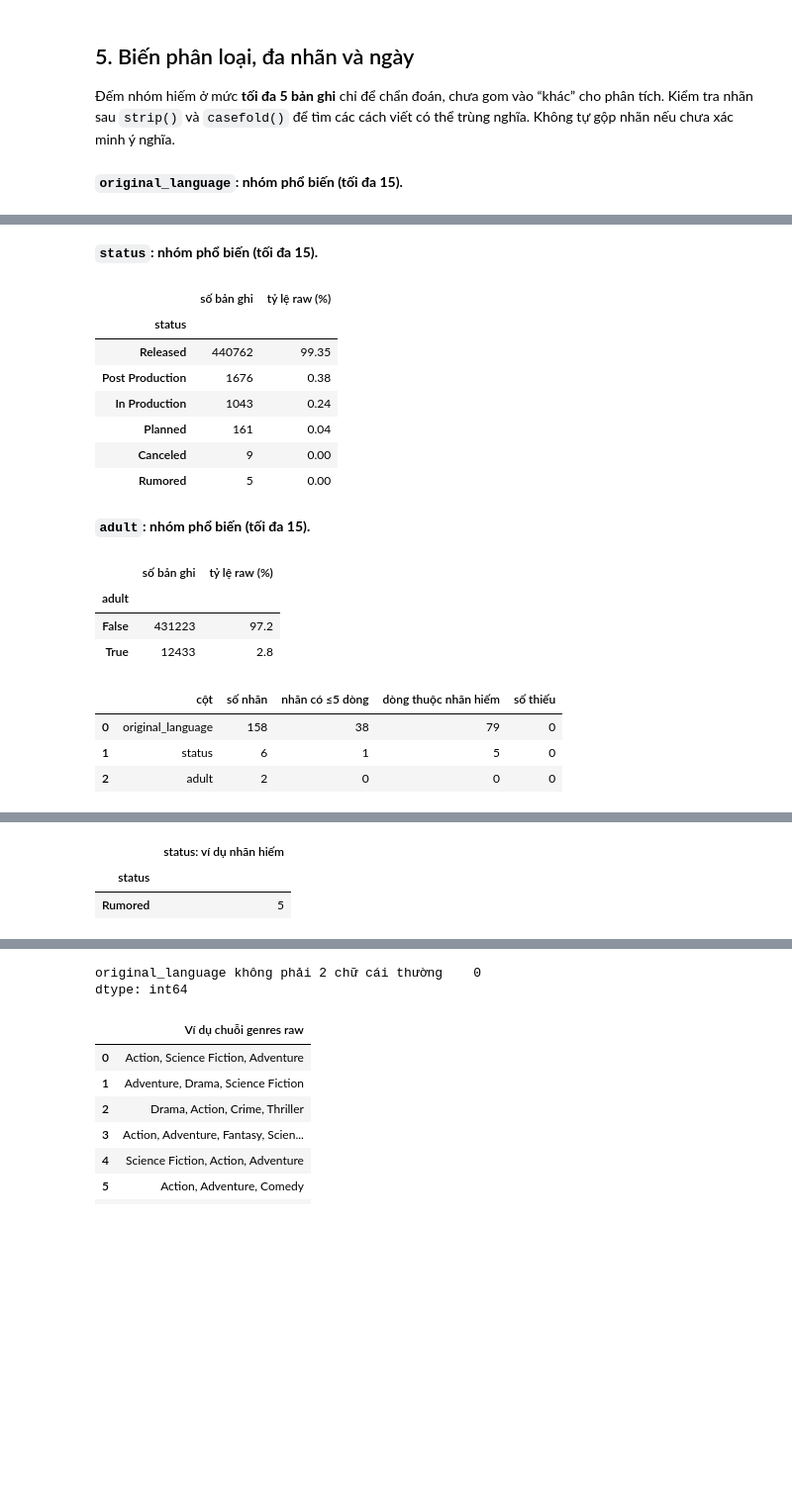
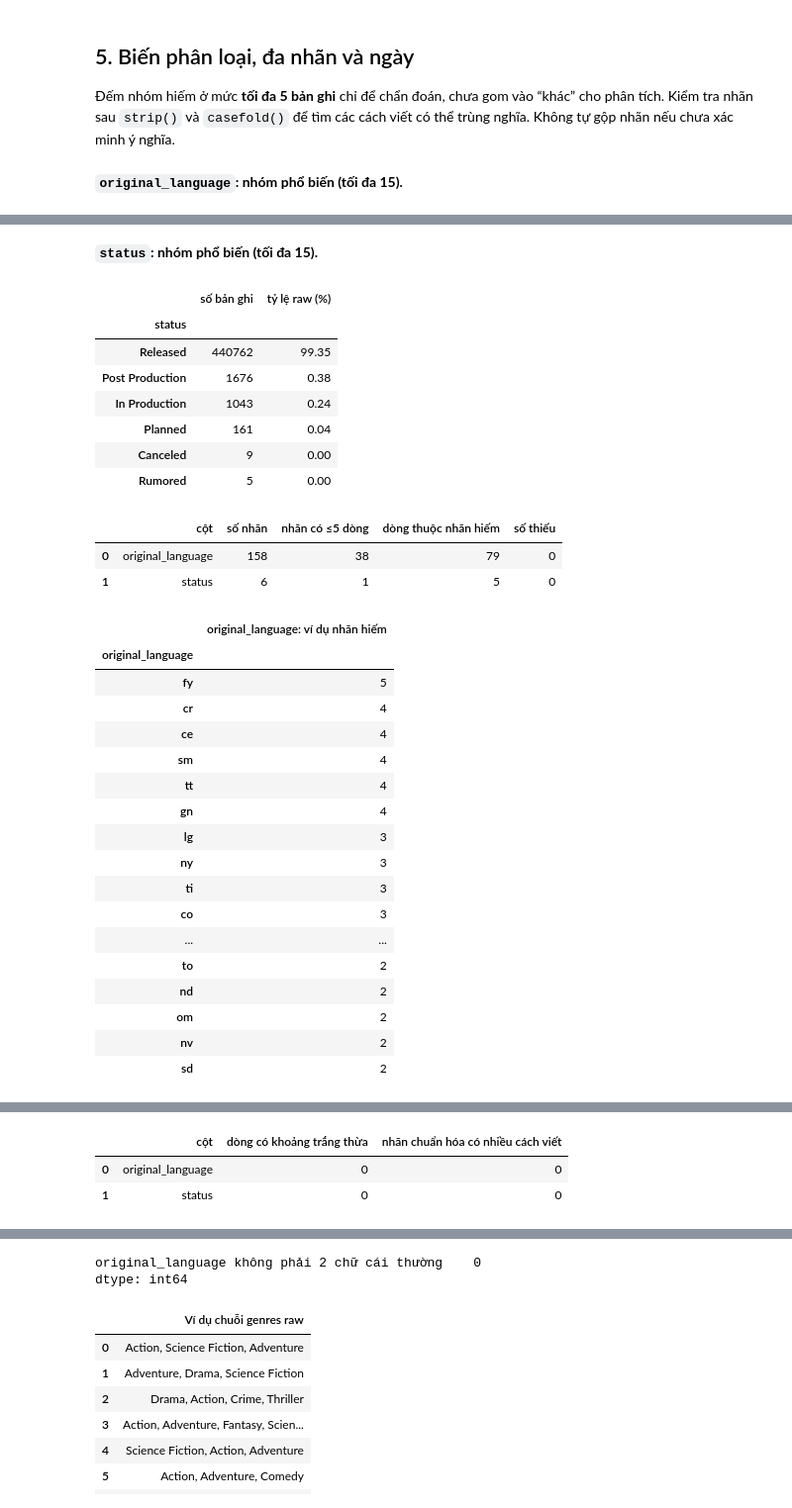
Before and after one commit to tranthuankhang/Movies-Dataset, a Jupyter notebook: notebooks/01_collection_exploration.ipynb, the cells around one changed output, grey strips where cells are left out. Shown at 99% size. Drawn from its saved outputs; the diff is of its cells as text; code cells hidden in the pictures; blank space fills up the shorter version.

```diff
--- a/notebooks/01_collection_exploration.ipynb
+++ b/notebooks/01_collection_exploration.ipynb
@@ -552,20 +620,3 @@ for col in ['budget', 'revenue', 'runtime']:
 | 7162 | 160 | tt0000012 | The Arrival of a Train at La Ciotat | 1897-10-10 | 1 |
 | 9018 | 774 | tt0000010 | Workers Leaving the Lumière Factory | 1895-03-22 | 1 |
 | 10846 | 82120 | tt0000014 | The Sprinkler Sprinkled | 1895-06-10 | 1 |
-# %%
-fig, axes = plt.subplots(2, 4, figsize=(15, 7.5), layout='constrained')
-for ax, col in zip(axes.flat, numeric_cols):
-    s = movies[col].dropna()
-    if col in positive_cols:
-        s = s[s.gt(0)]
-        plotted = np.log10(s)
-        label = f'log10({col})'
-        scope = '> 0'
-    else:
-        plotted = s
-        label = f'{col} (điểm)'
-        scope = 'raw'
-    ax.hist(plotted, bins=45, color='#287e8e', edgecolor='white', linewidth=.25)
-    ax.set(title=f'{col}: {scope}, n = {len(s):,}', xlabel=label, ylabel='Số bản ghi')
-fig.suptitle('Phân phối raw và phần dương; chưa khử trùng theo phim', fontsize=14)
-plt.show()
@@ -595,0 +623,24 @@ và lượt chấm của từng nền tảng. Điều kiện của mẫu so sán
+# %%
+fig, axes = plt.subplots(1, 3, figsize=(13, 3.8), layout='constrained')
+for ax, col in zip(axes, ['budget', 'revenue', 'runtime']):
+    values = movies.loc[movies[col].gt(0), col]
+    ax.hist(np.log10(values), bins=45, color='#287e8e', edgecolor='white', linewidth=.25)
+    ax.set(title=f'{col} dương — n = {len(values):,}',
+           xlabel=f'log10({col}, giá trị CSV)' if col != 'runtime' else 'log10(thời lượng, phút)',
+           ylabel='Số bản ghi')
+fig.suptitle('Độ lệch và khoảng giá trị của tài chính, thời lượng trong raw')
+plt.show()
+
+fig, axes = plt.subplots(1, 2, figsize=(11, 3.7), layout='constrained')
+axes[0].hist(movies.vote_average, bins=np.linspace(0, 10, 41), alpha=.6, label='TMDB', color='#287e8e')
+axes[0].hist(movies.averageRating, bins=np.linspace(0, 10, 41), alpha=.5, label='IMDb', color='#d98243')
+axes[0].set(title=f'Điểm trên toàn bộ raw — n = {n:,}', xlabel='Điểm', ylabel='Số bản ghi')
+axes[0].legend()
+vote_bins = np.linspace(0, np.log10(movies[['vote_count', 'numVotes']].max().max()), 41)
+for col, label, color in [('vote_count', 'TMDB', '#287e8e'), ('numVotes', 'IMDb', '#d98243')]:
+    values = movies.loc[movies[col].gt(0), col]
+    axes[1].hist(np.log10(values), bins=vote_bins, alpha=.5, color=color,
+                 label=f'{label}, n = {len(values):,}')
+axes[1].set(title='Lượt chấm dương trên mỗi nền tảng', xlabel='log10(số lượt chấm)', ylabel='Số bản ghi')
+axes[1].legend()
+plt.show()
@@ -601,7 +678,7 @@ Kiểm tra nhãn sau `strip()` và `casefold()` để tìm các cách viết có
 Không tự gộp nhãn nếu chưa xác minh ý nghĩa.
 # %%
 category_audit = []
-for col in ['original_language', 'status', 'adult']:
+for col in ['original_language', 'status']:
     counts = movies.loc[~missing[col], col].value_counts()
     category_audit.append([col, len(counts), int(counts.le(5).sum()), int(counts[counts.le(5)].sum()),
                            int(missing[col].sum())])
@@ -621,39 +698,51 @@ display(pd.DataFrame(label_checks, columns=['cột', 'dòng có khoảng trắng
 display(pd.Series({'original_language không phải 2 chữ cái thường':
     int((~movies.original_language.str.fullmatch(r'[a-z]{2}', na=False)).sum())}))
 # %% [output]
 **`original_language`: nhóm phổ biến (tối đa 15).**
 |  | số bản ghi | tỷ lệ raw (%) |
 | original_language |  |  |
 | en | 242967 | 54.76 |
 | fr | 24927 | 5.62 |
 | es | 21908 | 4.94 |
 | de | 21843 | 4.92 |
 | ja | 13285 | 2.99 |
 | it | 11978 | 2.70 |
 | ru | 9472 | 2.13 |
 | pt | 8287 | 1.87 |
 | zh | 6907 | 1.56 |
 | hi | 6075 | 1.37 |
 | tr | 5312 | 1.20 |
 | sv | 4292 | 0.97 |
 | nl | 3574 | 0.81 |
 | cs | 3532 | 0.80 |
 | ko | 3345 | 0.75 |
 **`status`: nhóm phổ biến (tối đa 15).**
 |  | số bản ghi | tỷ lệ raw (%) |
 | status |  |  |
 | Released | 440762 | 99.35 |
 | Post Production | 1676 | 0.38 |
 | In Production | 1043 | 0.24 |
 | Planned | 161 | 0.04 |
 | Canceled | 9 | 0.00 |
 | Rumored | 5 | 0.00 |
-**`adult`: nhóm phổ biến (tối đa 15).**
-|  | số bản ghi | tỷ lệ raw (%) |
-| adult |  |  |
-| False | 431223 | 97.2 |
-| True | 12433 | 2.8 |
+|  | cột | số nhãn | nhãn có ≤5 dòng | dòng thuộc nhãn hiếm | số thiếu |
+| 0 | original_language | 158 | 38 | 79 | 0 |
+| 1 | status | 6 | 1 | 5 | 0 |
-|  | cột | số nhãn | nhãn có ≤5 dòng | dòng thuộc nhãn hiếm | số thiếu |
-| 0 | original_language | 158 | 38 | 79 | 0 |
-| 1 | status | 6 | 1 | 5 | 0 |
-| 2 | adult | 2 | 0 | 0 | 0 |
+|  | original_language: ví dụ nhãn hiếm |
+| original_language |  |
+| fy | 5 |
+| cr | 4 |
+| ce | 4 |
+| sm | 4 |
+| tt | 4 |
+| gn | 4 |
+| lg | 3 |
+| ny | 3 |
+| ti | 3 |
+| co | 3 |
+| ... | ... |
+| to | 2 |
+| nd | 2 |
+| om | 2 |
+| nv | 2 |
+| sd | 2 |
@@ -678,3 +752,3 @@ display(pd.Series({'original_language không phải 2 chữ cái thường':
-|  | status: ví dụ nhãn hiếm |
-| status |  |
-| Rumored | 5 |
+|  | cột | dòng có khoảng trắng thừa | nhãn chuẩn hóa có nhiều cách viết |
+| 0 | original_language | 0 | 0 |
+| 1 | status | 0 | 0 |
```
Also changed, not shown: parts of 51 cells of this notebook, 5 other files.
